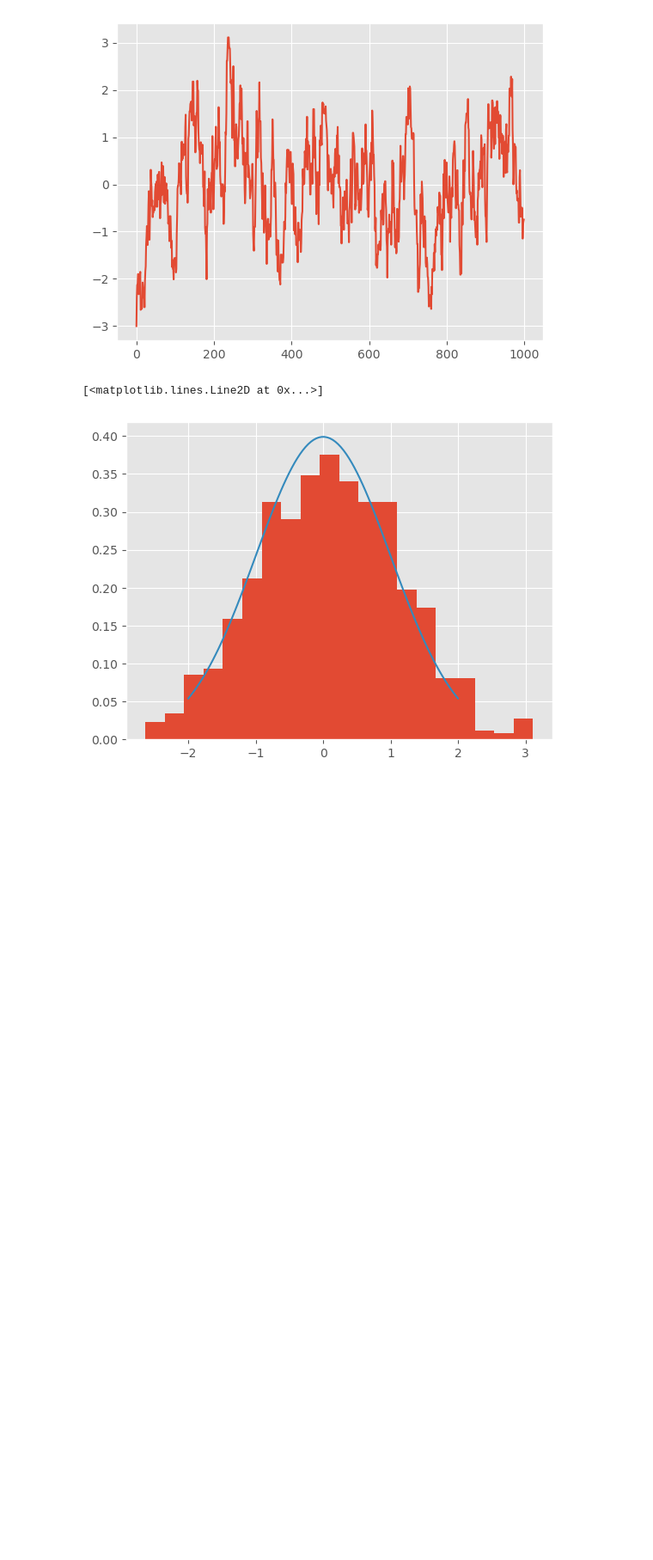
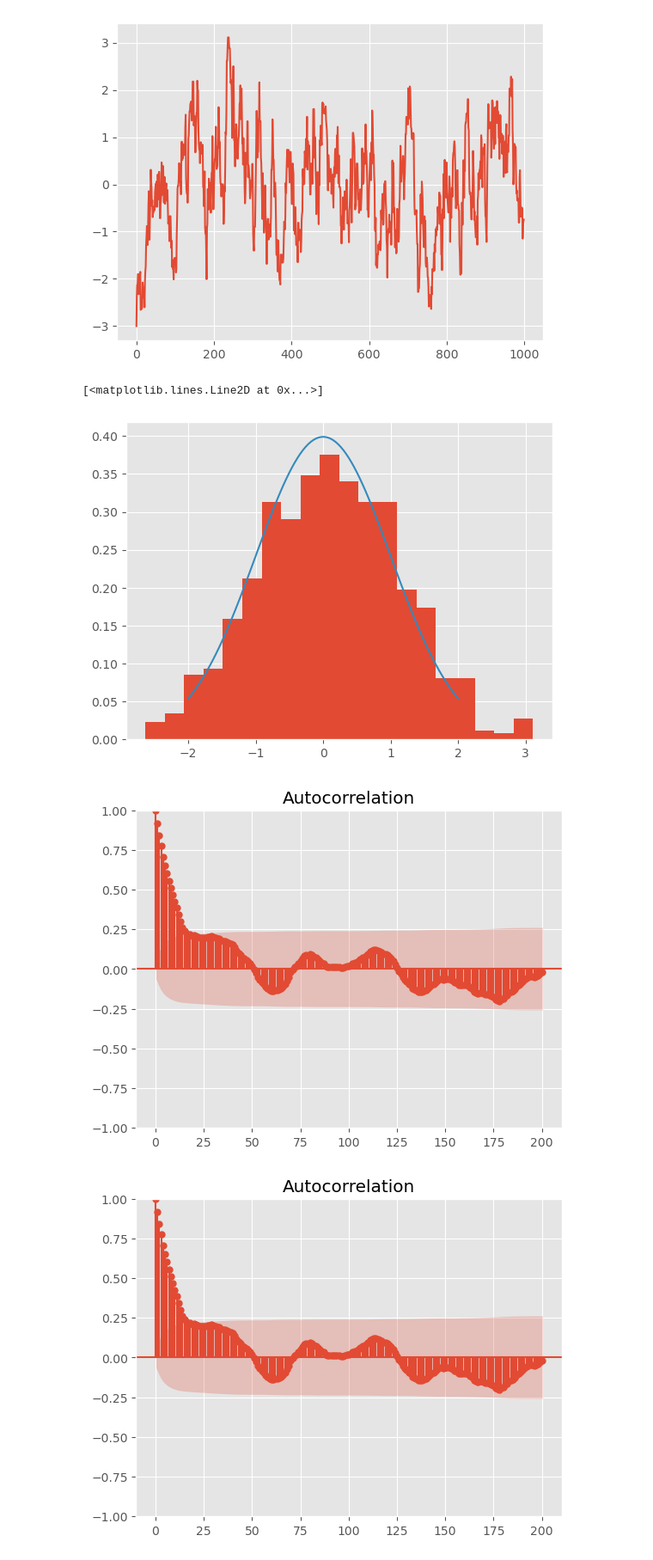
Before and after one commit to Kirscher/Monte-Carlo-and-simulation, a Jupyter notebook: mcmc.ipynb, the cells around one changed output. Shown at 86% size. Saved outputs shown, nothing was run; the diff lists cells and outputs as text; code cells hidden in the pictures; blank space fills up the shorter version.

Commit message:
added acf plot

```diff
--- a/mcmc.ipynb
+++ b/mcmc.ipynb
@@ -34,3 +34,9 @@ plt.plot(xx, stats.norm.pdf(xx))
 # %% [output]
 [<matplotlib.lines.Line2D at 0x...>]
 [figure]
+# %%
+from statsmodels.graphics.tsaplots import plot_acf
+plot_acf(chain[burnin:], lags=200)
+# %% [output]
+[figure, added]
+[figure, added]
```
